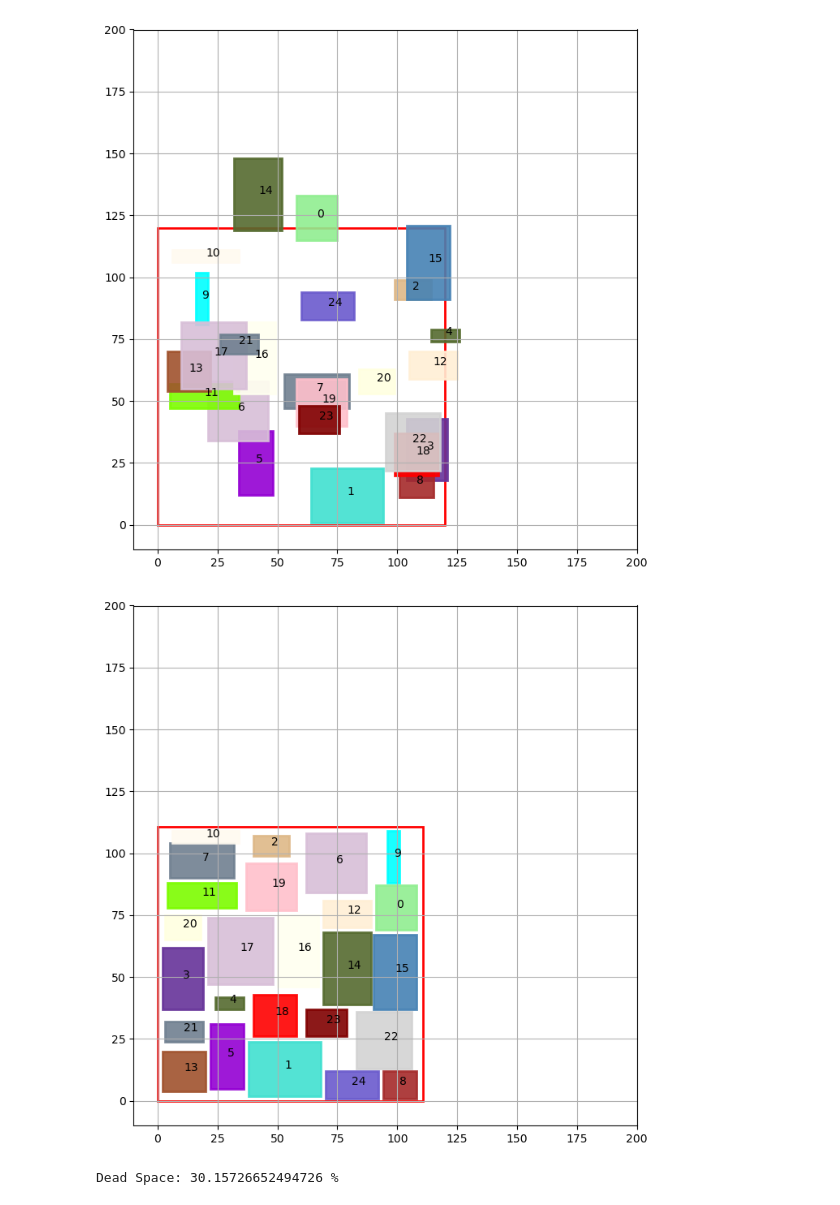
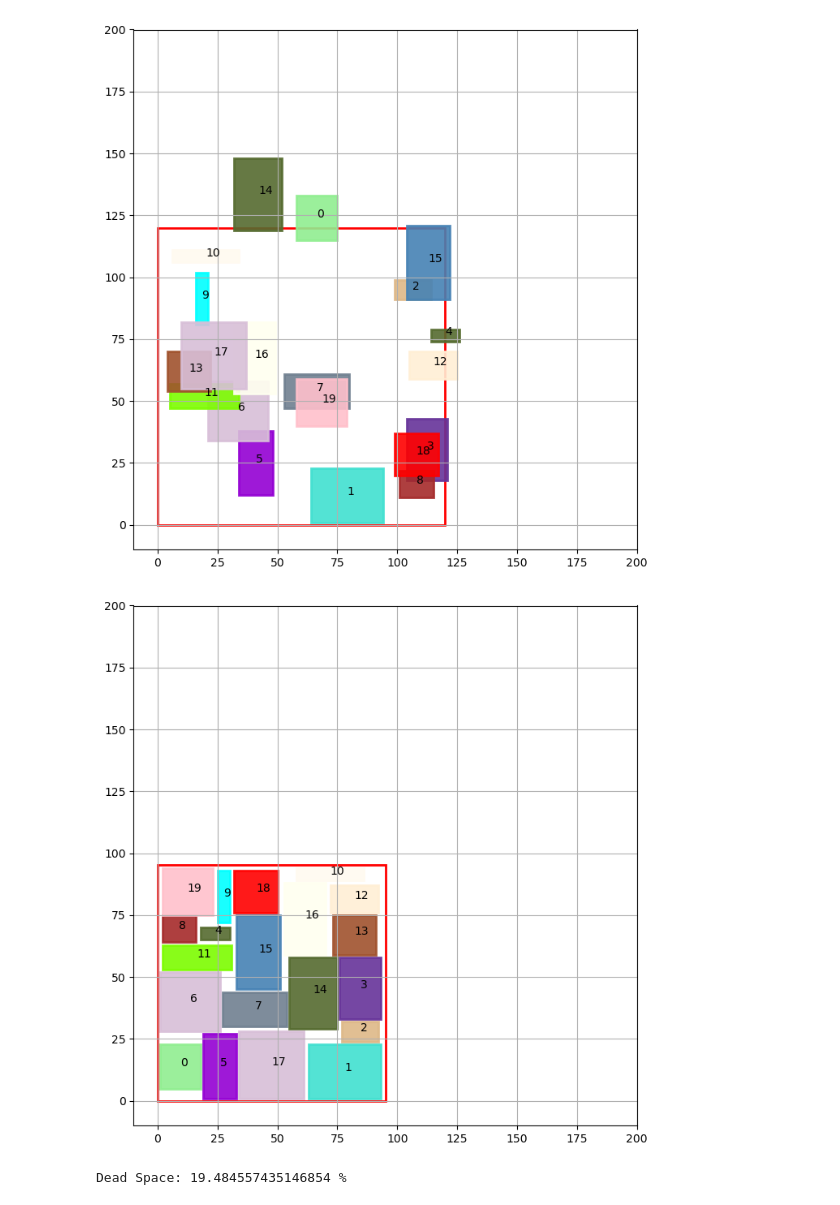
Before and after one commit to TiMo3654/abf, a Jupyter notebook: tests.ipynb, the cells around one changed output. Cells and saved outputs as stored; diff of their text form; code cells hidden in the pictures.

```diff
--- a/tests.ipynb
+++ b/tests.ipynb
@@ -16,38 +16,38 @@ layout_zone = {"xmin"   : 0,
                "width"  : 120,
                "height" : 120}
 
-participants       = generate_unconnected_participants(25, layout_zone, 30, 30, 666)
+participants       = generate_unconnected_participants(20, layout_zone, 30, 30, 666)
 
 a = plot_participants(layout_zone, participants, 200, 200)
 # %% [output]
-[figure, old version]
+[figure, new version]
 # %%
 participants            = determine_initial_conditions(participants, layout_zone, conciliation_quota, critical_amount)
 # %%
 while True:
 
     for i in range(10): # maximum rounds of interaction
 
         participants    = one_round_of_interaction(participants, layout_zone, conciliation_quota, critical_amount)
 
         plot_participants(layout_zone, participants, 200, 200)
 
         last_moves = {key : value['last-move'] for key,value in participants.items()}
 
         moves = list(last_moves.values())
 
         if moves.count('center') == len(participants):
             break
 
     layout_zone         = scale_layout_zone(layout_zone, 0.99)
 
-    if layout_zone['width'] < 110:
+    if layout_zone['width'] < 90:
         break
 # %% [output]
-[figure, old version]
+[figure, new version]
 # %%
 ds = calculate_dead_space(participants, layout_zone)
 
 print("Dead Space: " + str(ds) + " %")
 # %% [output]
-Dead Space: 30.15726652494726 %
+Dead Space: 19.484557435146854 %
```
Also changed, not shown: 1 other file.
